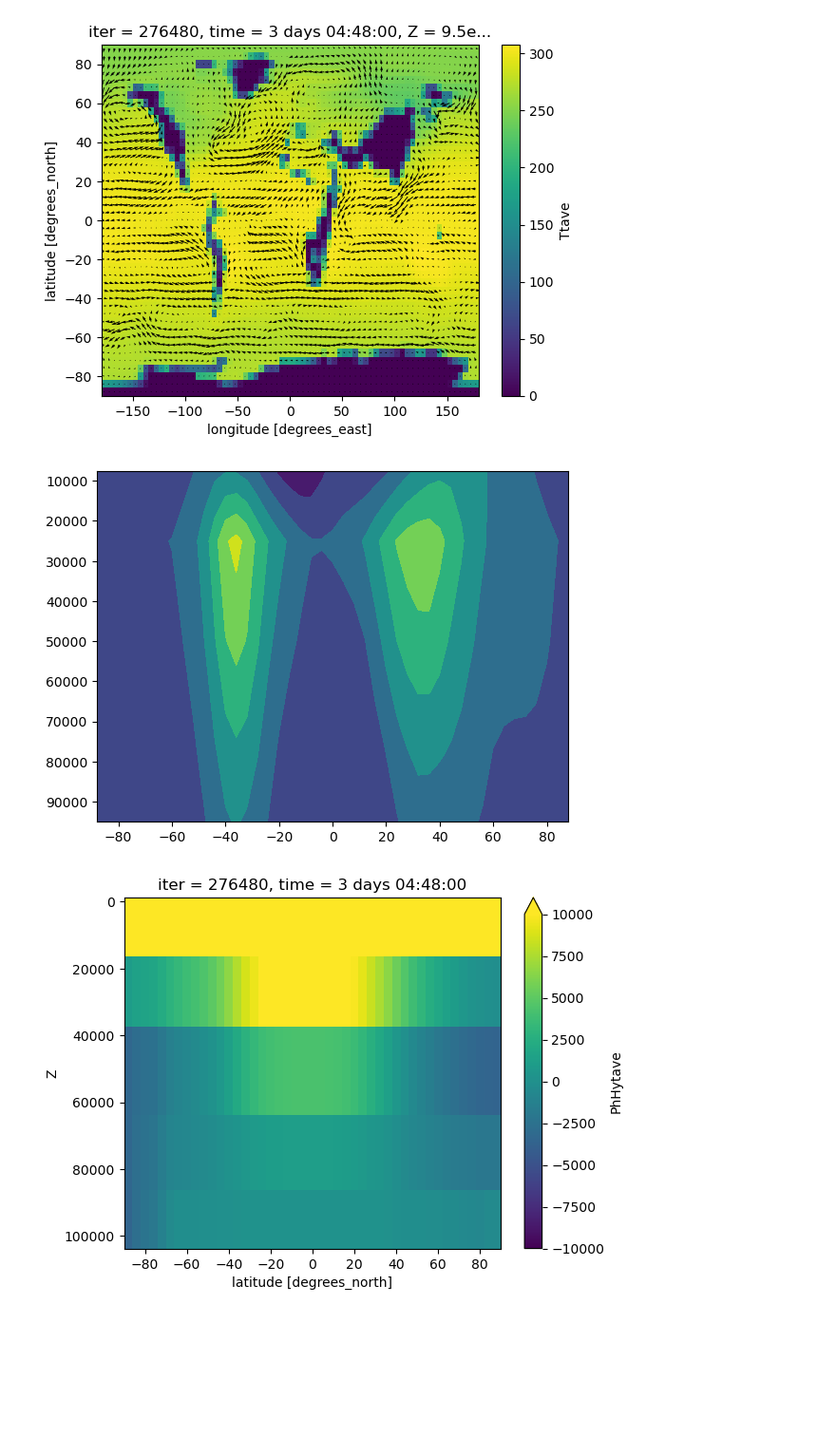
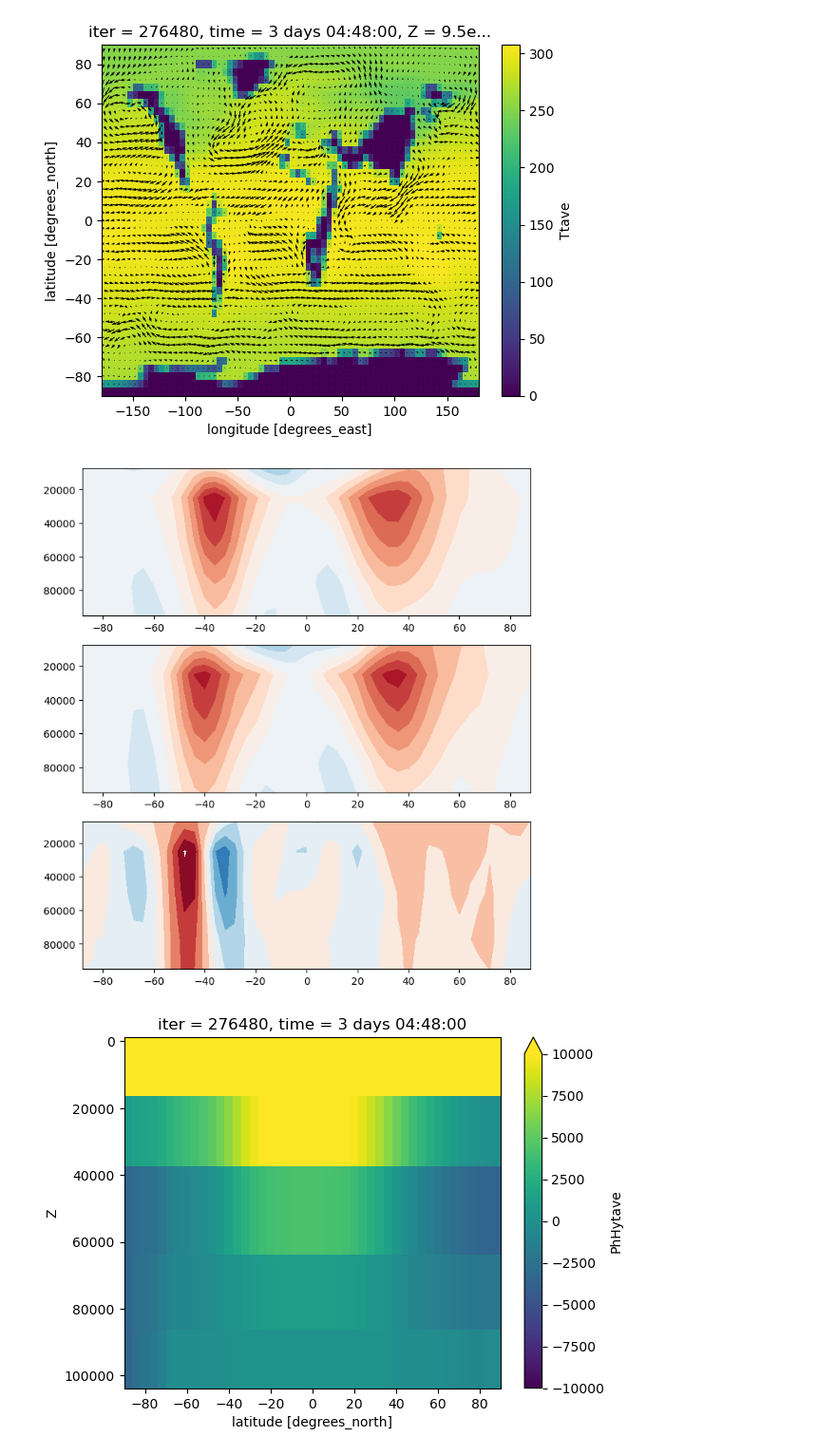
Before and after one commit to ASMLAB/asmlab.github.io, a Jupyter notebook: static/files/mitgcmfiles/atmos/cs_example.ipynb, the cells around one changed output. Shown at 95% size. Drawn from its saved outputs; the diff is of its cells as text; code cells hidden in the pictures; blank space fills up the shorter version.

```diff
--- a/static/files/mitgcmfiles/atmos/cs_example.ipynb
+++ b/static/files/mitgcmfiles/atmos/cs_example.ipynb
@@ -9,12 +8,13 @@ import cubedsphere as cs
 import matplotlib.pyplot as plt
 # %%
 # This is the directory where you run the model
-outdir_ascii = "/Users/hajsong/MITgcm/verification/aim.5l_cs/run_co2_320"
+outdir_320 = "/Users/hajsong/MITgcm/verification/aim.5l_cs/run_co2_320"
+outdir_420 = "/Users/hajsong/MITgcm/verification/aim.5l_cs/run_co2_420"
 # %%
-ds_ascii, grid = cs.open_ascii_dataset(outdir_ascii, iters=[276480],
+ds_ascii, grid = cs.open_ascii_dataset(outdir_320, iters=[276480],
                                        prefix = ["Ttave","uVeltave","vVeltave","PhHytave"])
 # regrid dataset
 regrid = cs.Regridder(ds_ascii, grid)
-ds = regrid()
+ds_320 = regrid()
 # %% [output]
 could not rename, got error: cannot rename 'T' because it is not a variable or dimension in this dataset
@@ -22 +22,7 @@ time needed to build regridder: 0.3224959373474121
 Regridder will use conservative method
+# %%
+ds_ascii, grid = cs.open_ascii_dataset(outdir_420, iters=[276480],
+                                       prefix = ["Ttave","uVeltave","vVeltave","PhHytave"])
+# regrid dataset
+regrid = cs.Regridder(ds_ascii, grid)
+ds_420 = regrid()
@@ -31,14 +41,23 @@ cs.overplot_wind(ds, data.uVeltave.values, data.vVeltave.values)
 plt.show()
 # %% [output]
 [figure]
-# %%
-plt.figure()
-zmean = ds.uVeltave.isel(time=-1).mean(dim='lon')
-plt.contourf(ds.lat, ds.Z, zmean)
-plt.gca().invert_yaxis()
-plt.show()
-# %% [output]
-[figure, removed]
+# %%
+f, ax = plt.subplots(3,1, figsize=(8,9))
+zmean_320 = ds_320.uVeltave.isel(time=-1).mean(dim='lon')
+zmean_420 = ds_420.uVeltave.isel(time=-1).mean(dim='lon')
+
+ax[0].contourf(ds_320.lat, ds_320.Z, zmean_320, np.arange(-40, 40.1, 5), cmap='RdBu_r')
+ax[0].invert_yaxis()
+
+ax[1].contourf(ds_420.lat, ds_420.Z, zmean_420, np.arange(-40, 40.1, 5), cmap='RdBu_r')
+ax[1].invert_yaxis()
+
+ax[2].contourf(ds_420.lat, ds_420.Z, zmean_420-zmean_320, np.arange(-10, 10.1, 2), cmap='RdBu_r')
+ax[2].invert_yaxis()
+
+plt.show()
+# %% [output]
+[figure, added]
 # %%
 plt.figure()
 zmean = ds.PhHytave.isel(time=-1).mean(dim='lon')
```
Also changed, not shown: parts of 4 cells of this notebook, 6 other files.
